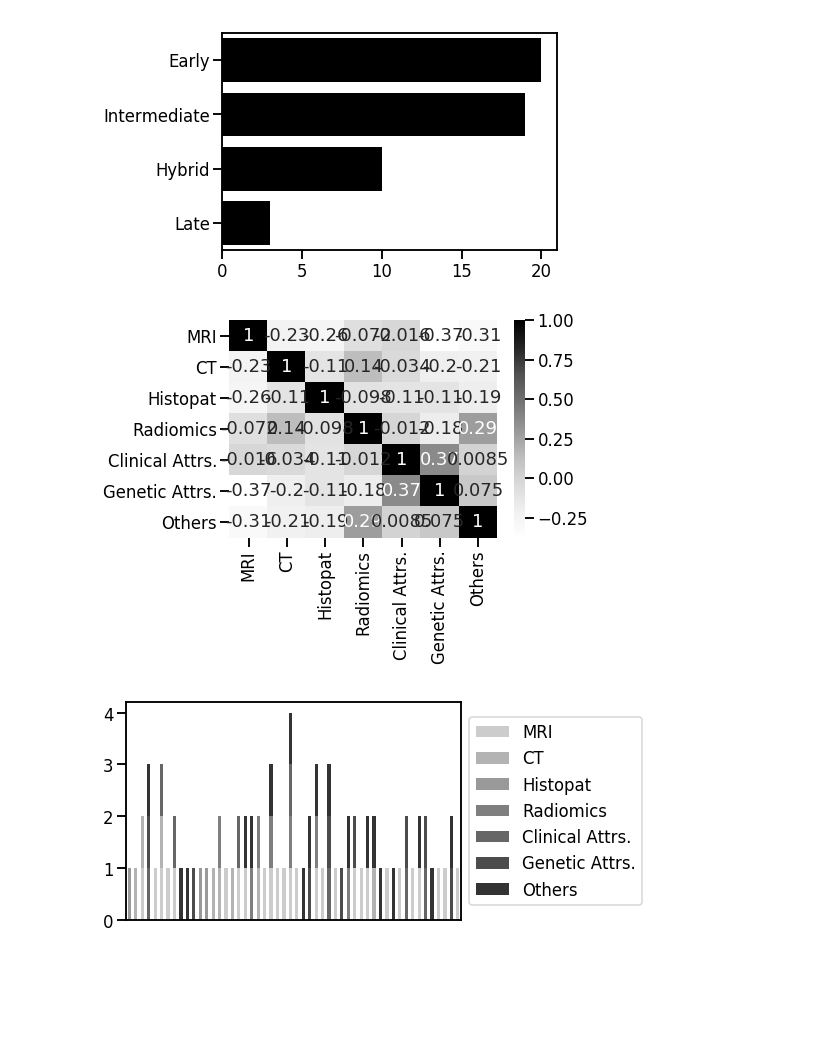
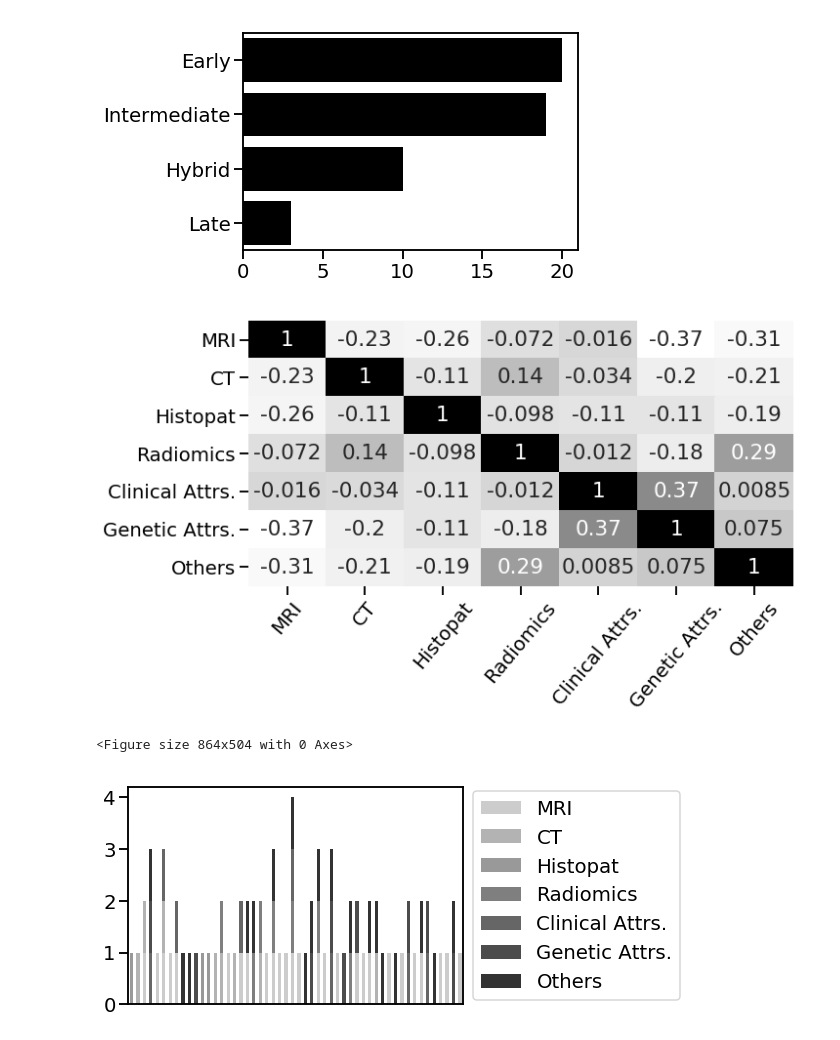
Before and after one commit to amenegotto/pyLiver, a Jupyter notebook: notebook/charts2019.ipynb, the cells around one changed output. Drawn from its saved outputs; the diff is of its cells as text; code cells hidden in the pictures; blank space fills up the shorter version.

```diff
--- a/notebook/charts2019.ipynb
+++ b/notebook/charts2019.ipynb
@@ -6,5 +6,5 @@ import matplotlib.pyplot as plt
 import seaborn as sns
 
 sns.set_color_codes("pastel")
-sns.set_context('talk')  #Everything is larger
+sns.set_context("talk", font_scale=1.1)  #Everything is larger
 # %%
@@ -74,18 +86,21 @@ fusao.set_ylabel('')
 fusao_fig = fusao.get_figure()
 fusao_fig.savefig('/tmp/chart_fusion.eps', format='eps', bbox_inches='tight')
 # %% [output]
-[figure, old version]
+[figure, new version]
 # %%
 inputs_df = pd.read_csv('/home/amenegotto/Downloads/Artigos Coletados - Inputs.csv')
 sns.set_palette("hls")
-ax = sns.heatmap(inputs_df.corr(), annot=True, cmap="Greys")
+plt.figure(figsize = (10,5))
+ax = sns.heatmap(inputs_df.corr(), annot=True, cmap="Greys", cbar=False)
+ax.set_xticklabels(ax.get_xticklabels(),rotation=50)
 fig = ax.get_figure()
 fig.savefig('/tmp/correlation_inputs.eps', format='eps', bbox_inches='tight')
 # %% [output]
-[figure, old version]
+[figure, new version]
 # %%
 inputs_df = pd.read_csv('/home/amenegotto/Downloads/Artigos Coletados - Inputs.csv')
 color = plt.cm.gist_yarg(np.linspace(0.2, 0.8, 7))
+plt.figure(figsize = (12,7))
 inputs_df.plot(kind='bar', stacked=True, color=color)
 
 #plt.set_xlabel('')
@@ -94,5 +109,6 @@ plt.xticks([])
 plt.legend(loc='center left', bbox_to_anchor=(1.0, 0.5))
 plt.savefig('/tmp/chart_multi_inputs.eps', format='eps', bbox_inches='tight')
 # %% [output]
+<Figure size 864x504 with 0 Axes>
-[figure, old version]
+[figure, new version]
 # %%
```
Also changed, not shown: parts of 6 cells of this notebook.
